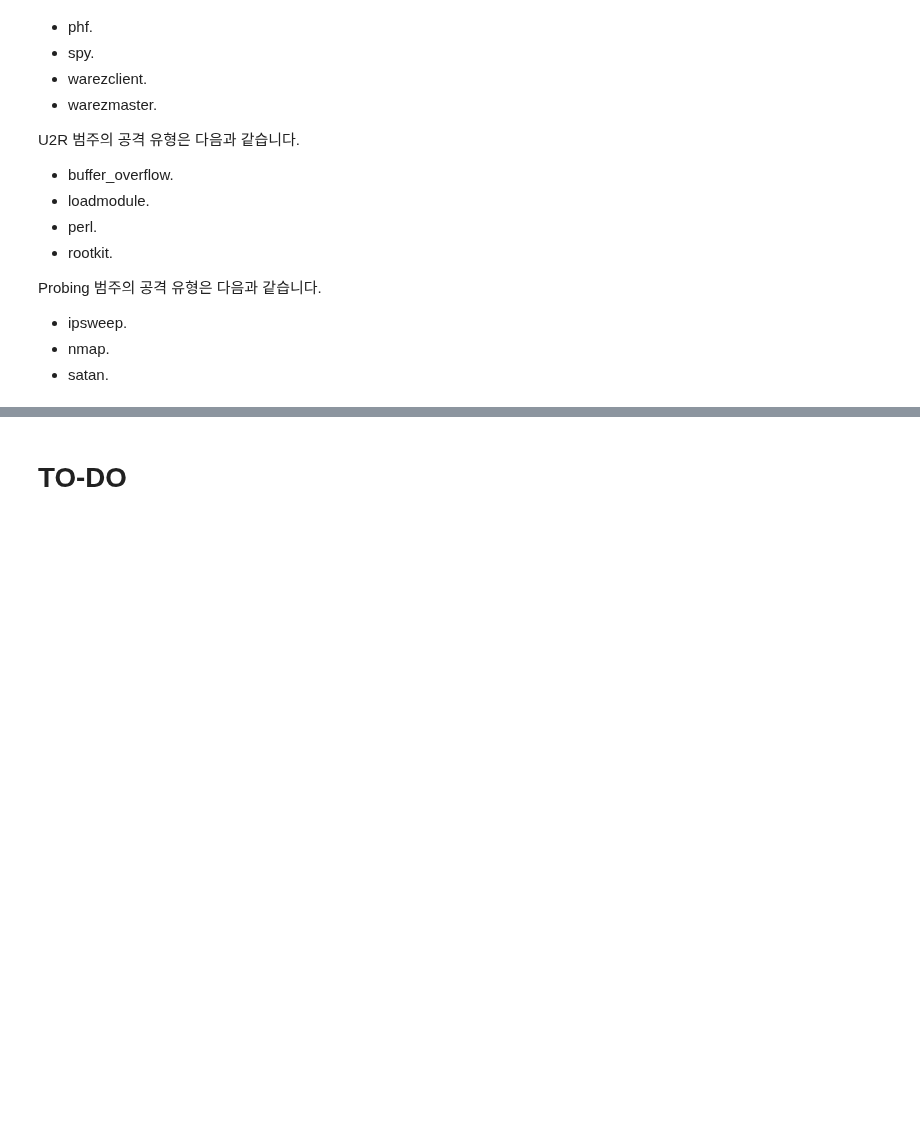
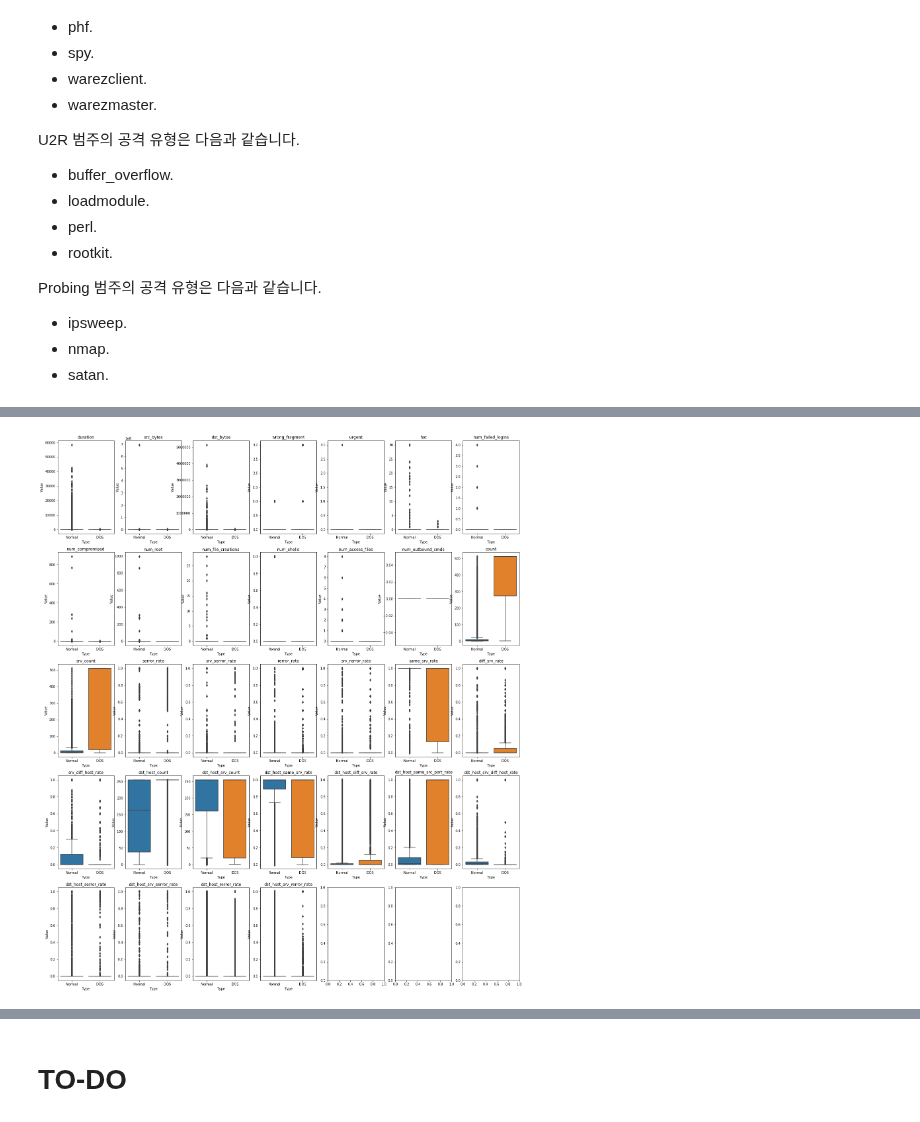
Before and after one commit to Yukkiasuna-sao/Anomaly_Detection, a Jupyter notebook: ipynb_translation/Anomaly Detection in Keras Auto Encoder.ipynb, the cells around one changed output, grey strips where cells are left out. Saved outputs shown, nothing was run; the diff lists cells and outputs as text; code cells hidden in the pictures; blank space fills up the shorter version.

```diff
--- a/ipynb_translation/Anomaly Detection in Keras Auto Encoder.ipynb
+++ b/ipynb_translation/Anomaly Detection in Keras Auto Encoder.ipynb
@@ -315,0 +378,4 @@ Source: https://ko.wikipedia.org/wiki/%EC%84%9C%EB%B9%84%EC%8A%A4_%EA%B1%B0%EB%B
+# %%
+VisNumFeature(df_dos, method = 'boxplot', attack_type = 'DOS')
+# %% [output]
+[figure, added]
```
Also changed, not shown: parts of 11 cells of this notebook.
